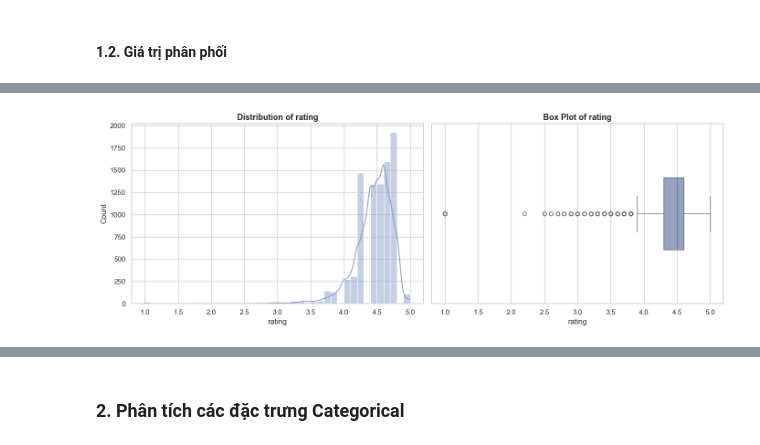
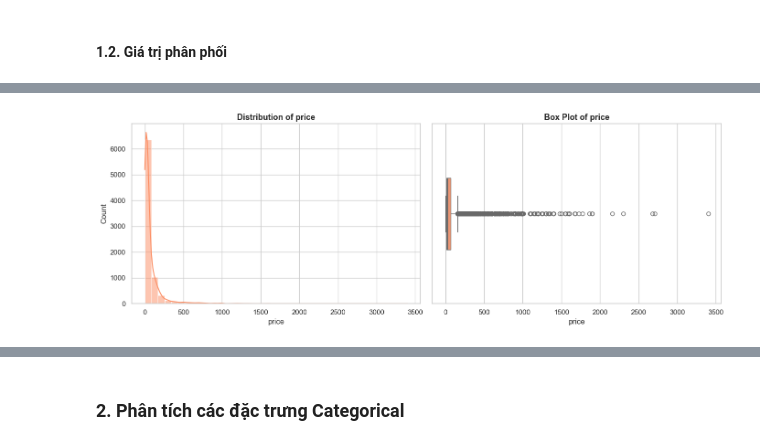
Before and after one commit to Hutaph/LAB01_Data_Visualization, a Jupyter notebook: notebook/data_exploration.ipynb, the cells around one changed output, grey strips where cells are left out. Cells and saved outputs as stored; diff of their text form; code cells hidden in the pictures.

```diff
--- a/notebook/data_exploration.ipynb
+++ b/notebook/data_exploration.ipynb
@@ -334,0 +291,20 @@ Các biến đang sai định dạng so với ý nghĩa
+# %%
+zero_missing_cols = 0
+list_missing_values = []
+
+for col in df_processed.columns:
+    missing_count = df_processed[col].isnull().sum()
+    missing_percentage = (missing_count / df_processed.shape[0]) * 100
+    list_missing_values.append({
+        "Feature": col,
+        "Missing": missing_count,
+        "Percentage": f"{missing_percentage:.2f}%"
+    })
+    if missing_percentage > 85:
+        zero_missing_cols += 1
+
+df_processed_missing_values = pd.DataFrame(list_missing_values)
+df_processed_missing_values = df_processed_missing_values.sort_values(by="Missing", ascending=False)
+print(df_processed_missing_values)
+
+print(f"Number of columns with more than 85% missing values: {zero_missing_cols}")
@@ -339,7 +349,7 @@ Các biến đang sai định dạng so với ý nghĩa
 # %% [markdown]
 #### 1.1 Trích xuất đặc trưng
 # %%
-numeric_cols = df.select_dtypes(include=[np.number]).columns.tolist()
+numeric_cols = df_processed.select_dtypes(include=[np.number]).columns.tolist()
 print(f"There are {len(numeric_cols)} numeric columns.")
 print(numeric_cols)
 # %% [output]
@@ -348,6 +358,8 @@ There are 7 numeric columns.
 # %% [markdown]
 #### 1.2. Giá trị phân phối
 # %%
-df.describe().T
+numeric_cols_important = ['sales_volume_num', 'price', 'current_price', 'rating', 'reviews', 'original_price', 'lowest_offer_price', 'number_of_offers', 'delivery_fee']
+df_processed_important_numeric = df_processed[numeric_cols_important]
+df_processed_important_numeric.describe().T
 # %% [output]
 |  | count | mean | std | min | 25% | 50% | 75% | max |
@@ -438,7 +458,7 @@ def plot_numerical_distribution_and_boxplot(col, i):
 
     # Histogram
     sns.histplot(
-        data=df,
+        data=df_processed_important_numeric,
         x=col,
         kde=True,
         bins=40,
@@ -451,7 +471,7 @@ def plot_numerical_distribution_and_boxplot(col, i):
 
     # Boxplot
     sns.boxplot(
-        data=df,
+        data=df_processed_important_numeric,
         x=col,
         ax=axes[1],
         color=color,
@@ -469,4 +497,4 @@ plot_numerical_distribution_and_boxplot(numeric_cols[0], 1)
 # %%
-plot_numerical_distribution_and_boxplot(numeric_cols[2], 2)
+plot_numerical_distribution_and_boxplot(numeric_cols_important[1], 1)
 # %% [output]
-[figure, old version]
+[figure, new version]
```
Also changed, not shown: parts of 51 cells of this notebook.
